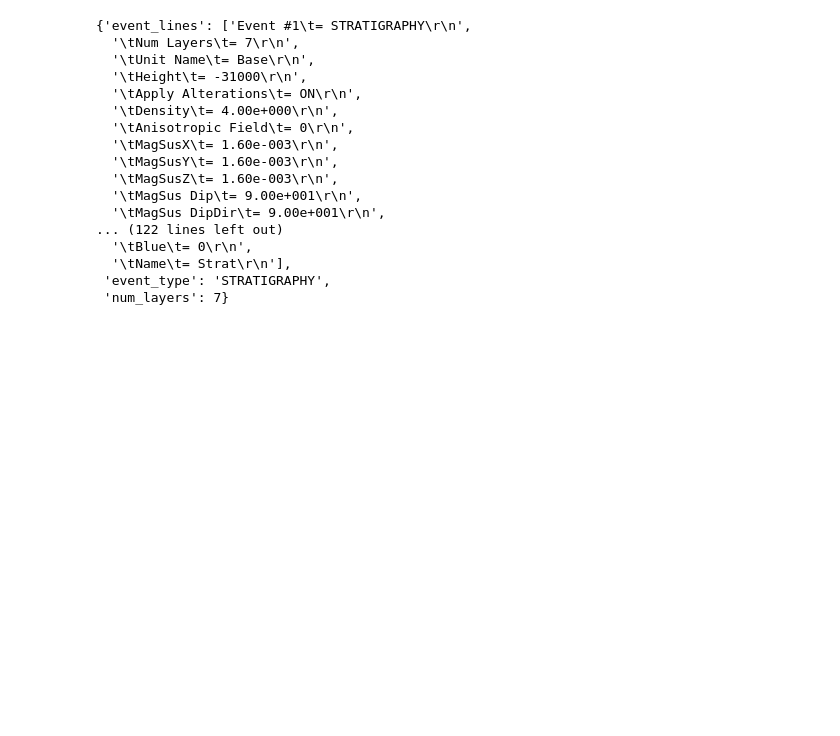
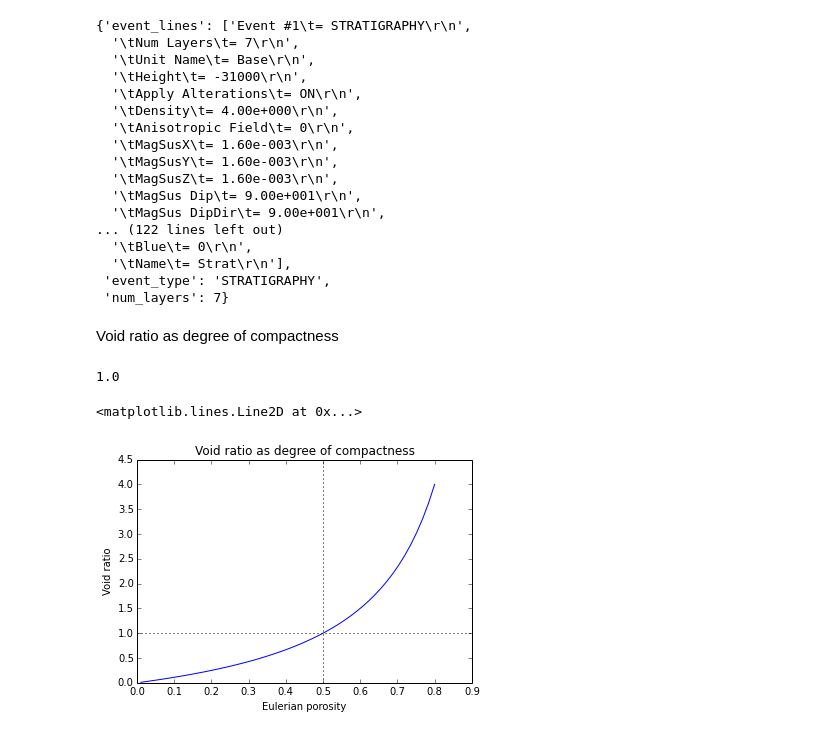
Before and after one commit to cgre-aachen/pynoddy, a Jupyter notebook: docs/notebooks/Sundry.ipynb, the cells around one changed output. Drawn from its saved outputs; the diff is of its cells as text; code cells hidden in the pictures; blank space fills up the shorter version.

```diff
--- a/docs/notebooks/Sundry.ipynb
+++ b/docs/notebooks/Sundry.ipynb
@@ -158,3 +160,23 @@ nh.events[1].__dict__
  'num_layers': 7}
 # %%
 ?? np.loadtxt
+# %% [markdown]
+Void ratio as degree of compactness
+# %%
+def e(n): return n/(1-n)
+# %%
+e(0.5)
+# %% [output]
+1.0
+# %%
+ns = np.linspace(0.01,0.8)
+# %%
+plt.plot(ns, e(ns))
+plt.title('Void ratio as degree of compactness')
+plt.xlabel('Eulerian porosity')
+plt.ylabel('Void ratio')
+plt.axvline(0.5, color = 'k', linestyle = ':')
+plt.axhline(1.0, color = 'k', linestyle = ':')
+# %% [output]
+<matplotlib.lines.Line2D at 0x...>
+[figure, added]
```
Also changed, not shown: parts of 1 cell of this notebook, 16 other files.
